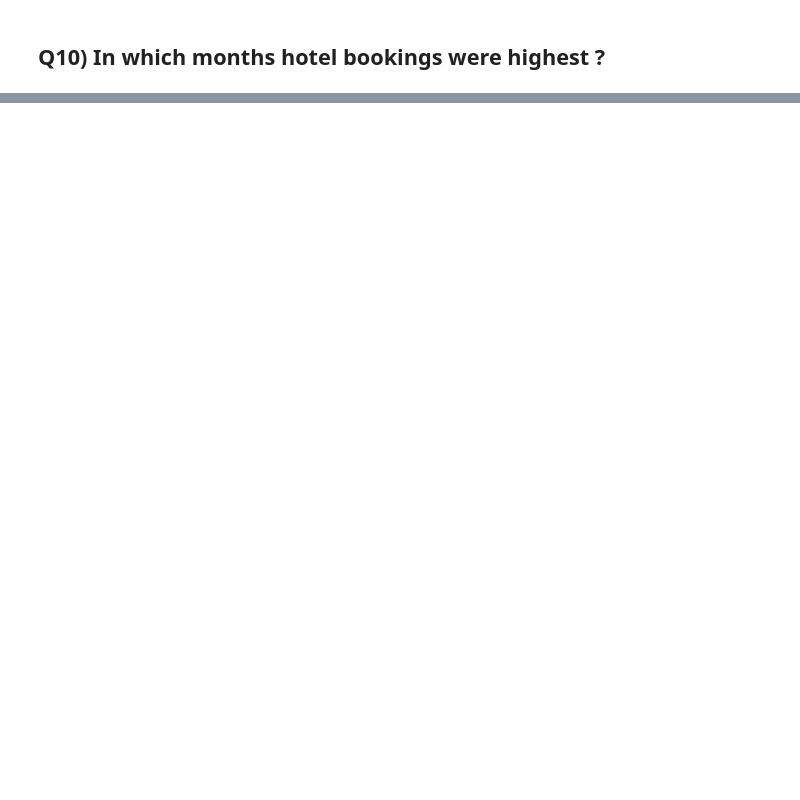
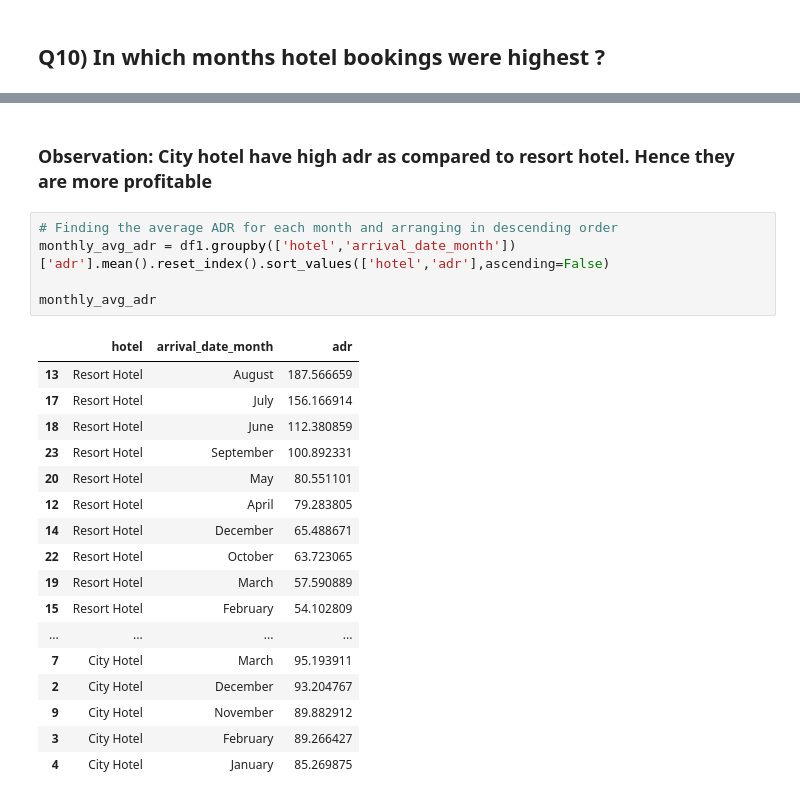
Before and after one commit to 7-sumit/Hotel-Booking-Analysis, a Jupyter notebook: Sumit_Berde_Hotel_Booking_Analysis_Capstone_Project.ipynb, the cells around one changed output, grey strips where cells are left out. Cells and saved outputs as stored; diff of their text form; blank space fills up the shorter version.

```diff
--- a/Sumit_Berde_Hotel_Booking_Analysis_Capstone_Project.ipynb
+++ b/Sumit_Berde_Hotel_Booking_Analysis_Capstone_Project.ipynb
@@ -499,0 +524,25 @@ plt.title('Monthly trend in bookings');
+# %% [markdown]
+### Observation: City hotel have high adr as compared to resort hotel. Hence they are more profitable
+# %%
+# Finding the average ADR for each month and arranging in descending order
+monthly_avg_adr = df1.groupby(['hotel','arrival_date_month'])['adr'].mean().reset_index().sort_values(['hotel','adr'],ascending=False)
+
+monthly_avg_adr
+# %% [output]
+|  | hotel | arrival_date_month | adr |
+| 13 | Resort Hotel | August | 187.566659 |
+| 17 | Resort Hotel | July | 156.166914 |
+| 18 | Resort Hotel | June | 112.380859 |
+| 23 | Resort Hotel | September | 100.892331 |
+| 20 | Resort Hotel | May | 80.551101 |
+| 12 | Resort Hotel | April | 79.283805 |
+| 14 | Resort Hotel | December | 65.488671 |
+| 22 | Resort Hotel | October | 63.723065 |
+| 19 | Resort Hotel | March | 57.590889 |
+| 15 | Resort Hotel | February | 54.102809 |
+| ... | ... | ... | ... |
+| 7 | City Hotel | March | 95.193911 |
+| 2 | City Hotel | December | 93.204767 |
+| 9 | City Hotel | November | 89.882912 |
+| 3 | City Hotel | February | 89.266427 |
+| 4 | City Hotel | January | 85.269875 |
```
Also changed, not shown: parts of 17 cells of this notebook.
